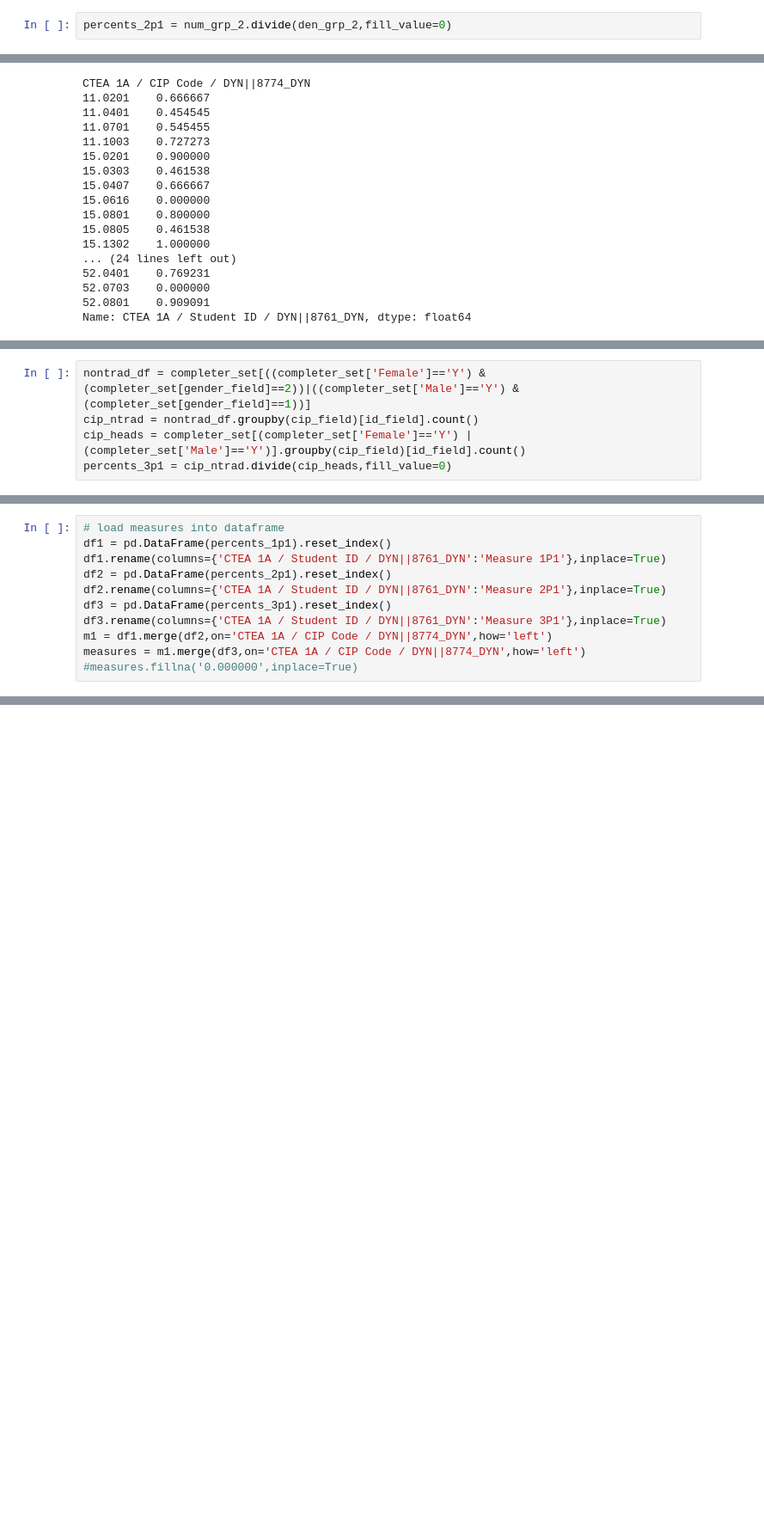
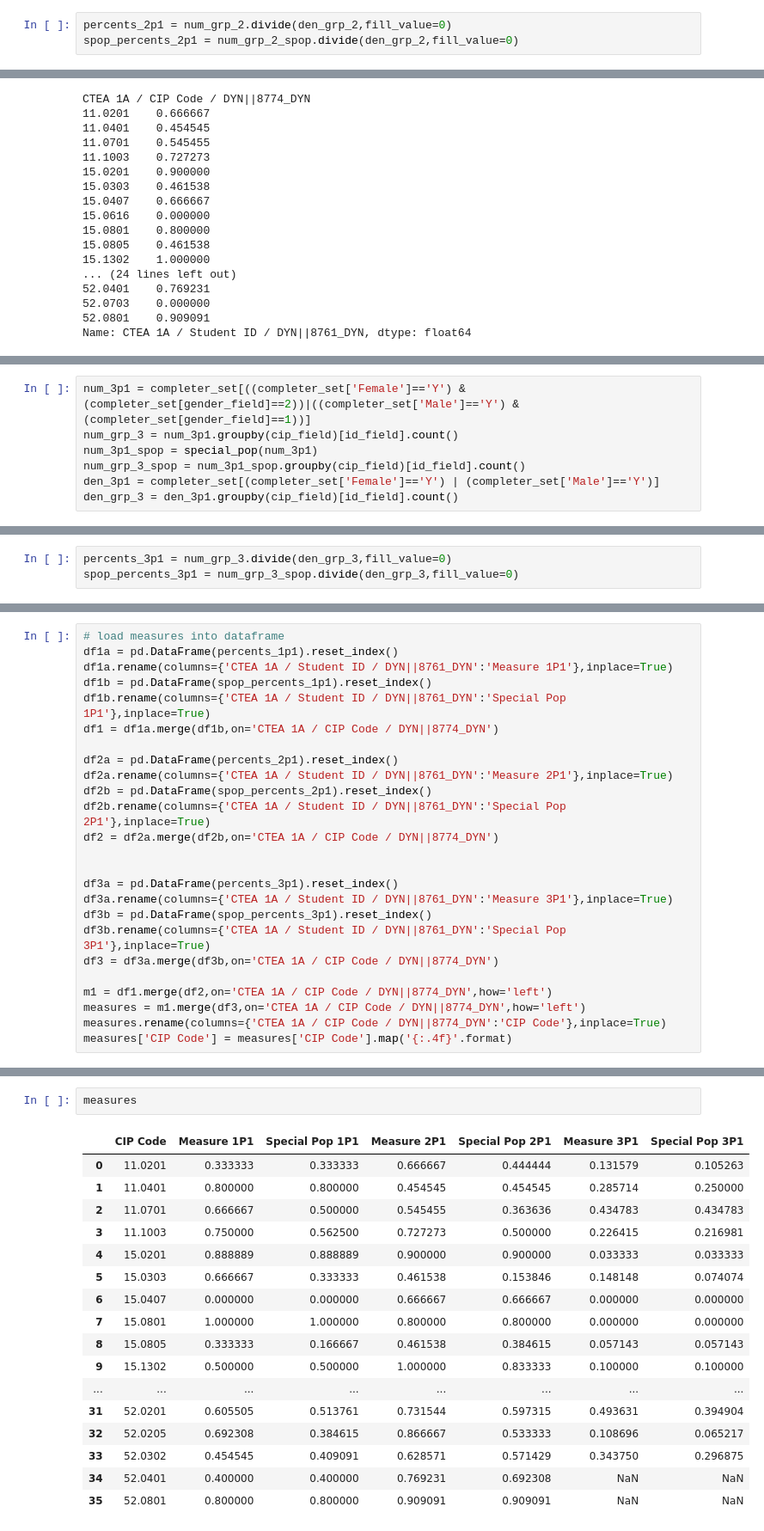
Before and after one commit to mjfikes/IR, a Jupyter notebook: PerkinsV/PerkinsV.ipynb, the cells around one changed output, grey strips where cells are left out. Shown at 86% size. Cells and saved outputs as stored; diff of their text form; blank space fills up the shorter version.

Commit message:
Perkins V - add Special Pops
Modified code to calculate rates for special populations. Added to output file and also viewed in code.

```diff
--- a/PerkinsV/PerkinsV.ipynb
+++ b/PerkinsV/PerkinsV.ipynb
@@ -100,6 +152,7 @@ num_grp_2 = num_2p1.groupby(cip_field)[id_field].count()
 den_grp_2 = den_2p1.groupby(cip_field)[id_field].count()
 # %%
 percents_2p1 = num_grp_2.divide(den_grp_2,fill_value=0)
+spop_percents_2p1 = num_grp_2_spop.divide(den_grp_2,fill_value=0)
 # %%
 # view percents by CIP
 percents_2p1
@@ -126,5 +199,7 @@ Name: CTEA 1A / Student ID / DYN||8761_DYN, dtype: float64
 # %%
-nontrad_df = completer_set[((completer_set['Female']=='Y') & (completer_set[gender_field]==2))|((completer_set['Male']=='Y') & (completer_set[gender_field]==1))]
-cip_ntrad = nontrad_df.groupby(cip_field)[id_field].count()
-cip_heads = completer_set[(completer_set['Female']=='Y') | (completer_set['Male']=='Y')].groupby(cip_field)[id_field].count()
-percents_3p1 = cip_ntrad.divide(cip_heads,fill_value=0)
+num_3p1 = completer_set[((completer_set['Female']=='Y') & (completer_set[gender_field]==2))|((completer_set['Male']=='Y') & (completer_set[gender_field]==1))]
+num_grp_3 = num_3p1.groupby(cip_field)[id_field].count()
+num_3p1_spop = special_pop(num_3p1)
+num_grp_3_spop = num_3p1_spop.groupby(cip_field)[id_field].count()
+den_3p1 = completer_set[(completer_set['Female']=='Y') | (completer_set['Male']=='Y')]
+den_grp_3 = den_3p1.groupby(cip_field)[id_field].count()
@@ -151,0 +206,3 @@ Name: CTEA 1A / Student ID / DYN||8761_DYN, dtype: float64
+# %%
+percents_3p1 = num_grp_3.divide(den_grp_3,fill_value=0)
+spop_percents_3p1 = num_grp_3_spop.divide(den_grp_3,fill_value=0)
@@ -152,11 +251,25 @@ Name: CTEA 1A / Student ID / DYN||8761_DYN, dtype: float64
 # %%
 # load measures into dataframe
-df1 = pd.DataFrame(percents_1p1).reset_index()
-df1.rename(columns={'CTEA 1A / Student ID / DYN||8761_DYN':'Measure 1P1'},inplace=True)
-df2 = pd.DataFrame(percents_2p1).reset_index()
-df2.rename(columns={'CTEA 1A / Student ID / DYN||8761_DYN':'Measure 2P1'},inplace=True)
-df3 = pd.DataFrame(percents_3p1).reset_index()
-df3.rename(columns={'CTEA 1A / Student ID / DYN||8761_DYN':'Measure 3P1'},inplace=True)
+df1a = pd.DataFrame(percents_1p1).reset_index()
+df1a.rename(columns={'CTEA 1A / Student ID / DYN||8761_DYN':'Measure 1P1'},inplace=True)
+df1b = pd.DataFrame(spop_percents_1p1).reset_index()
+df1b.rename(columns={'CTEA 1A / Student ID / DYN||8761_DYN':'Special Pop 1P1'},inplace=True)
+df1 = df1a.merge(df1b,on='CTEA 1A / CIP Code / DYN||8774_DYN')
+
+df2a = pd.DataFrame(percents_2p1).reset_index()
+df2a.rename(columns={'CTEA 1A / Student ID / DYN||8761_DYN':'Measure 2P1'},inplace=True)
+df2b = pd.DataFrame(spop_percents_2p1).reset_index()
+df2b.rename(columns={'CTEA 1A / Student ID / DYN||8761_DYN':'Special Pop 2P1'},inplace=True)
+df2 = df2a.merge(df2b,on='CTEA 1A / CIP Code / DYN||8774_DYN')
+
+
+df3a = pd.DataFrame(percents_3p1).reset_index()
+df3a.rename(columns={'CTEA 1A / Student ID / DYN||8761_DYN':'Measure 3P1'},inplace=True)
+df3b = pd.DataFrame(spop_percents_3p1).reset_index()
+df3b.rename(columns={'CTEA 1A / Student ID / DYN||8761_DYN':'Special Pop 3P1'},inplace=True)
+df3 = df3a.merge(df3b,on='CTEA 1A / CIP Code / DYN||8774_DYN')
+
 m1 = df1.merge(df2,on='CTEA 1A / CIP Code / DYN||8774_DYN',how='left')
 measures = m1.merge(df3,on='CTEA 1A / CIP Code / DYN||8774_DYN',how='left')
-#measures.fillna('0.000000',inplace=True)
+measures.rename(columns={'CTEA 1A / CIP Code / DYN||8774_DYN':'CIP Code'},inplace=True)
+measures['CIP Code'] = measures['CIP Code'].map('{:.4f}'.format)
@@ -168,0 +276,20 @@ den_3p1 = len(completer_set[(completer_set['Female']=='Y') | (completer_set['Mal
+# %%
+measures
+# %% [output]
+|  | CIP Code | Measure 1P1 | Special Pop 1P1 | Measure 2P1 | Special Pop 2P1 | Measure 3P1 | Special Pop 3P1 |
+| 0 | 11.0201 | 0.333333 | 0.333333 | 0.666667 | 0.444444 | 0.131579 | 0.105263 |
+| 1 | 11.0401 | 0.800000 | 0.800000 | 0.454545 | 0.454545 | 0.285714 | 0.250000 |
+| 2 | 11.0701 | 0.666667 | 0.500000 | 0.545455 | 0.363636 | 0.434783 | 0.434783 |
+| 3 | 11.1003 | 0.750000 | 0.562500 | 0.727273 | 0.500000 | 0.226415 | 0.216981 |
+| 4 | 15.0201 | 0.888889 | 0.888889 | 0.900000 | 0.900000 | 0.033333 | 0.033333 |
+| 5 | 15.0303 | 0.666667 | 0.333333 | 0.461538 | 0.153846 | 0.148148 | 0.074074 |
+| 6 | 15.0407 | 0.000000 | 0.000000 | 0.666667 | 0.666667 | 0.000000 | 0.000000 |
+| 7 | 15.0801 | 1.000000 | 1.000000 | 0.800000 | 0.800000 | 0.000000 | 0.000000 |
+| 8 | 15.0805 | 0.333333 | 0.166667 | 0.461538 | 0.384615 | 0.057143 | 0.057143 |
+| 9 | 15.1302 | 0.500000 | 0.500000 | 1.000000 | 0.833333 | 0.100000 | 0.100000 |
+| ... | ... | ... | ... | ... | ... | ... | ... |
+| 31 | 52.0201 | 0.605505 | 0.513761 | 0.731544 | 0.597315 | 0.493631 | 0.394904 |
+| 32 | 52.0205 | 0.692308 | 0.384615 | 0.866667 | 0.533333 | 0.108696 | 0.065217 |
+| 33 | 52.0302 | 0.454545 | 0.409091 | 0.628571 | 0.571429 | 0.343750 | 0.296875 |
+| 34 | 52.0401 | 0.400000 | 0.400000 | 0.769231 | 0.692308 | NaN | NaN |
+| 35 | 52.0801 | 0.800000 | 0.800000 | 0.909091 | 0.909091 | NaN | NaN |
```
Also changed, not shown: parts of 37 cells of this notebook, 1 other file.
